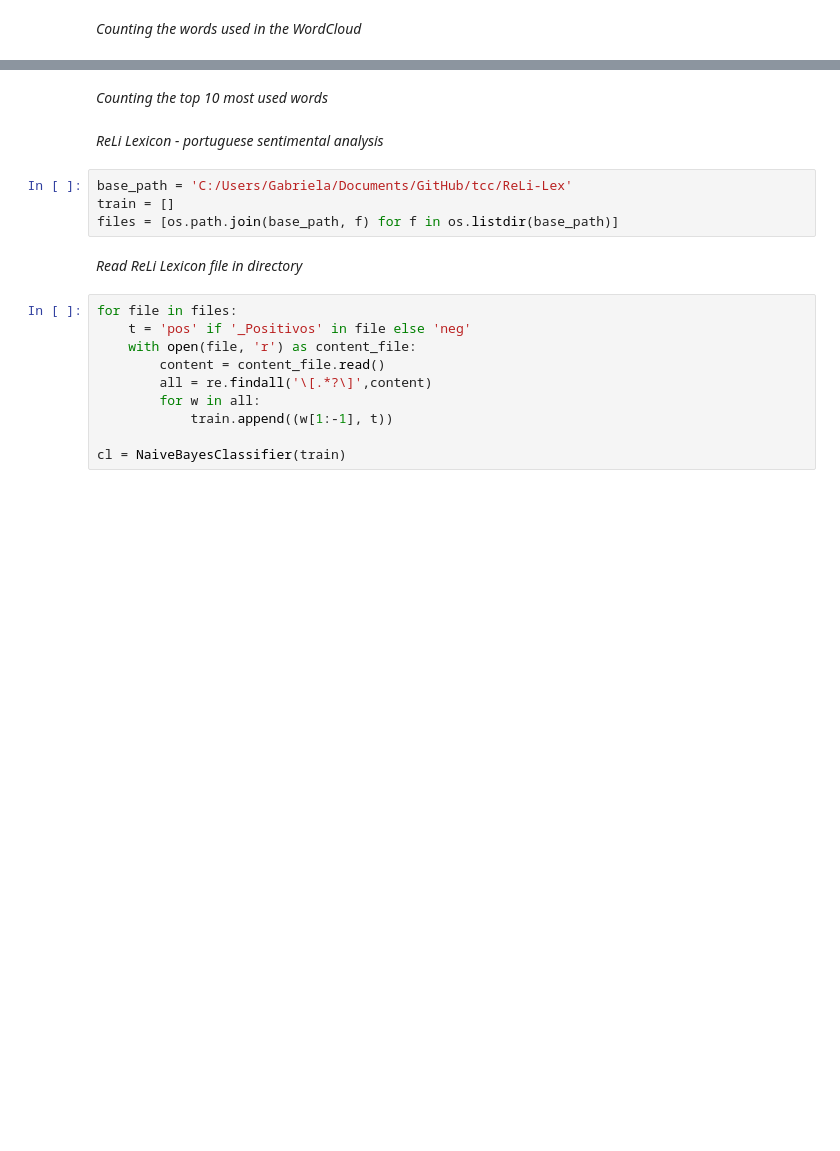
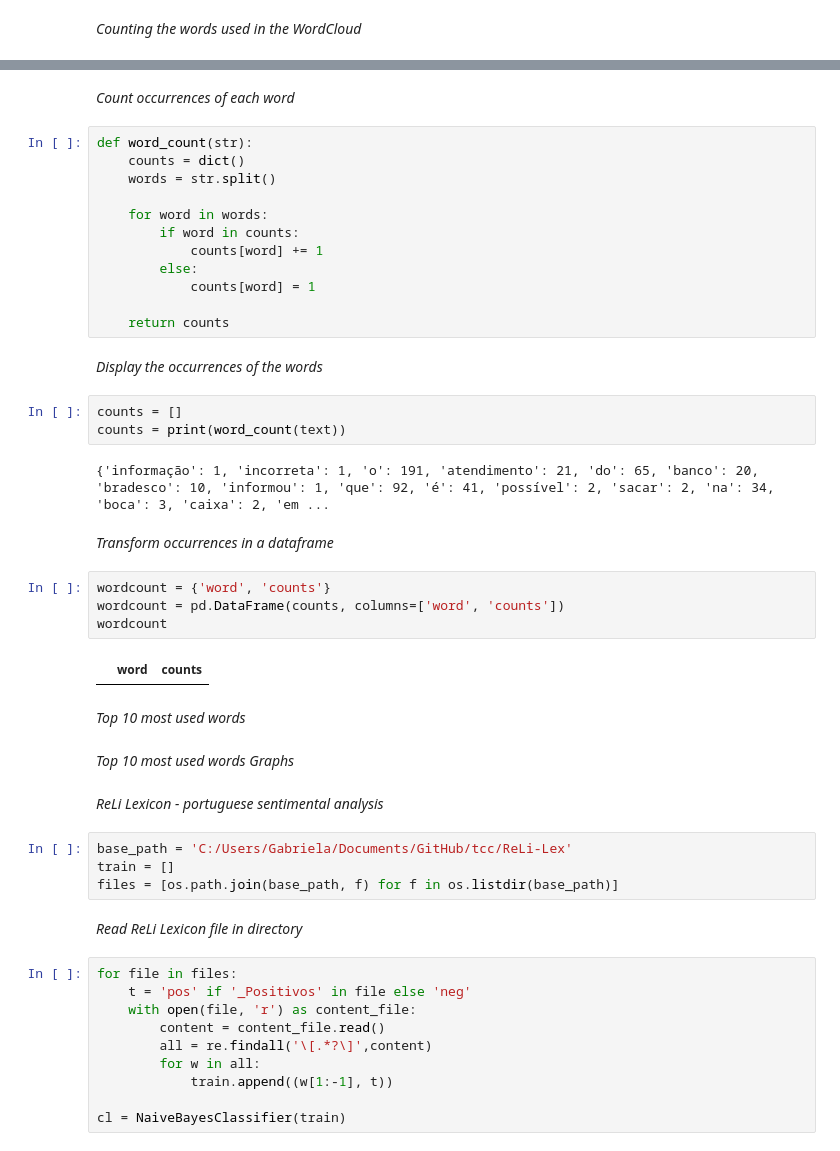
Before and after one commit to gabrielacaayres/tcc, a Jupyter notebook: code/read_tweets.ipynb, the cells around one changed output, grey strips where cells are left out. Saved outputs shown, nothing was run; the diff lists cells and outputs as text; blank space fills up the shorter version.

```diff
--- a/code/read_tweets.ipynb
+++ b/code/read_tweets.ipynb
@@ -146,5 +146,36 @@ There are 25116 words in the combination of all tweets.
+# %% [markdown]
+*Count occurrences of each word*
+# %%
+def word_count(str):
+    counts = dict()
+    words = str.split()
+
+    for word in words:
+        if word in counts:
+            counts[word] += 1
+        else:
+            counts[word] = 1
+
+    return counts
+# %% [markdown]
+*Display the occurrences of the words*
+# %%
+counts = []
+counts = print(word_count(text))
+# %% [output]
+{'informação': 1, 'incorreta': 1, 'o': 191, 'atendimento': 21, 'do': 65, 'banco': 20, 'bradesco': 10, 'informou': 1, 'que': 92, 'é': 41, 'possível': 2, 'sacar': 2, 'na': 34, 'boca': 3, 'caixa': 2, 'em ...
+# %% [markdown]
+*Transform occurrences in a dataframe*
+# %%
+wordcount = {'word', 'counts'}
+wordcount = pd.DataFrame(counts, columns=['word', 'counts'])
+wordcount
+# %% [output]
+|  | word | counts |
 # %% [markdown]
-*Counting the top 10 most used words*
+*Top 10 most used words*
+# %% [markdown]
+*Top 10 most used words Graphs*
 # %% [markdown]
 *ReLi Lexicon - portuguese sentimental analysis*
 # %%
```
Also changed, not shown: parts of 9 cells of this notebook.
